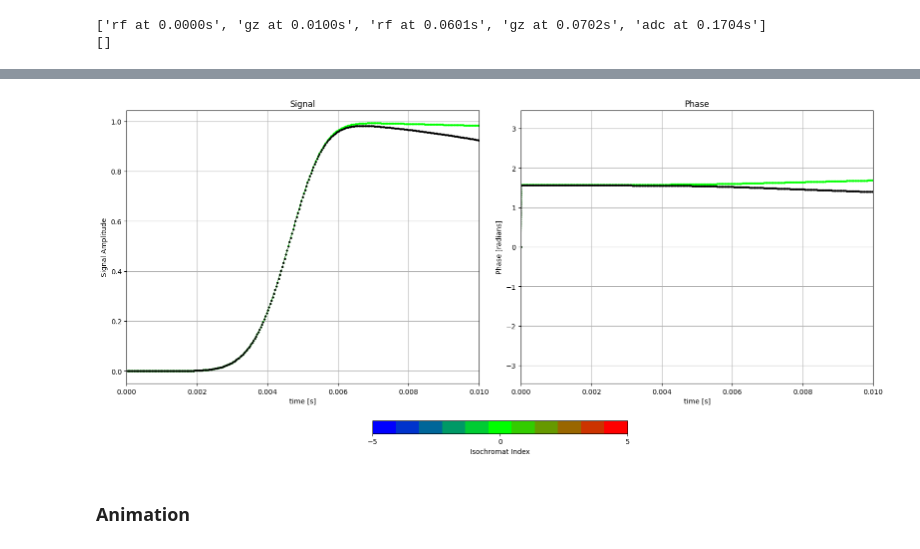
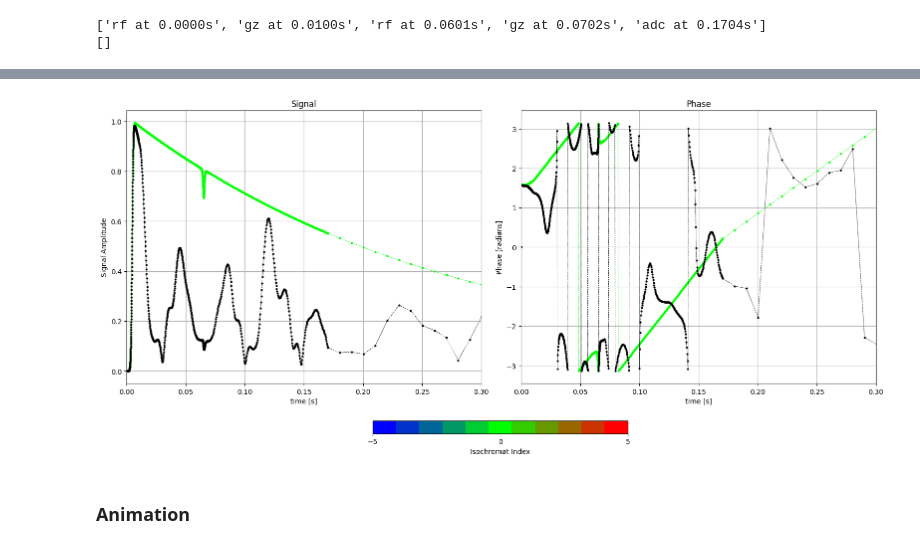
Before and after one commit to dantona02/optim, a Jupyter notebook: testing.ipynb, the cells around one changed output, grey strips where cells are left out. Drawn from its saved outputs; the diff is of its cells as text; code cells hidden in the pictures.

```diff
--- a/testing.ipynb
+++ b/testing.ipynb
@@ -58,14 +58,14 @@ mag[7][2]
 # %%
 from bmc.utils.eval import plot_sim
 time, m_z, m_z_total, m_c, m_c_total = sim.get_mag()
 
 iso_select = [0]
-plt_range = [0.0, .01]
+plt_range = [0.0, .3]
 
 # _ = plot_sim(m_out=[m_z, m_z_total], time=time, plt_range=plt_range, iso_select=iso_select)
 _ = plot_sim(m_out=[m_c, m_c_total], time=time, plt_range=plt_range, iso_select=iso_select)
 # %% [output]
-[figure, old version]
+[figure, new version]
 # %% [markdown]
 ### Animation
 # %%
```
Also changed, not shown: parts of 2 cells of this notebook, 2 other files.
